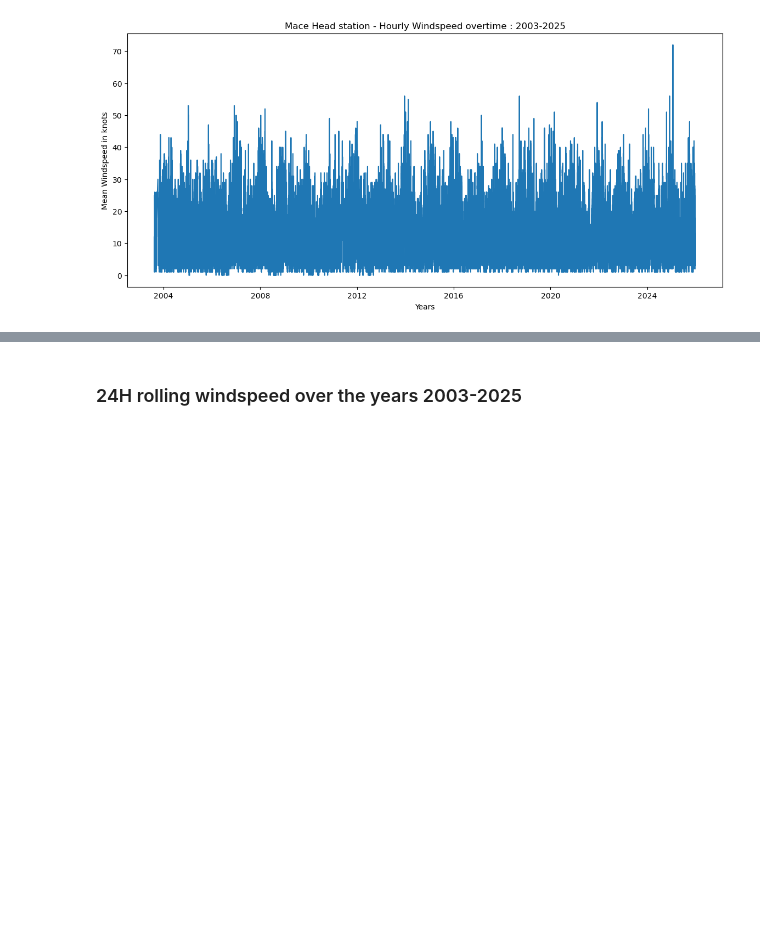
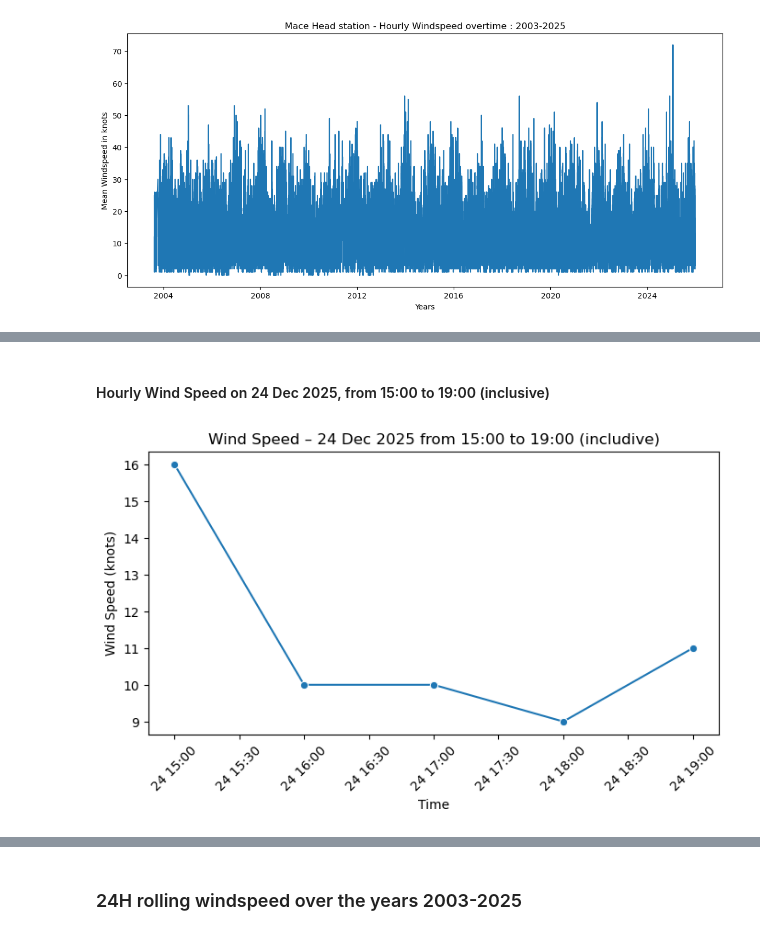
Before and after one commit to Maroua-El-Imame/programming-for-data-analytics, a Jupyter notebook: project/windspeed_analysis_project.ipynb, the cells around one changed output, grey strips where cells are left out. Drawn from its saved outputs; the diff is of its cells as text; code cells hidden in the pictures; blank space fills up the shorter version.

```diff
--- a/project/windspeed_analysis_project.ipynb
+++ b/project/windspeed_analysis_project.ipynb
@@ -247,0 +266,22 @@ plt.show()
+# %% [markdown]
+#### Hourly Wind Speed on 24 Dec 2025, from 15:00 to 19:00 (inclusive)
+# %%
+# loc 4-hour window
+start_time = pd.to_datetime('2025-12-24 15:00:00')
+end_time   = pd.to_datetime('2025-12-24 20:00:00')
+
+# 4-hour slice
+four_hours = macehead_df[(macehead_df['date'] >= start_time) & (macehead_df['date'] < end_time)]
+
+# plot
+plt.figure(figsize=(8,4))
+sns.lineplot(data=four_hours, x='date', y='wdsp', marker='o')
+plt.xlabel('Time')
+plt.ylabel('Wind Speed (knots)')
+plt.title('Wind Speed – 24 Dec 2025 from 15:00 to 19:00 (includive)')
+plt.xticks(rotation=45)
+plt.show()
+
+# https://www.geeksforgeeks.org/python/how-to-filter-dataframe-rows-based-on-the-date-in-pandas/
+# %% [output]
+[figure, added]
```
Also changed, not shown: parts of 37 cells of this notebook.
